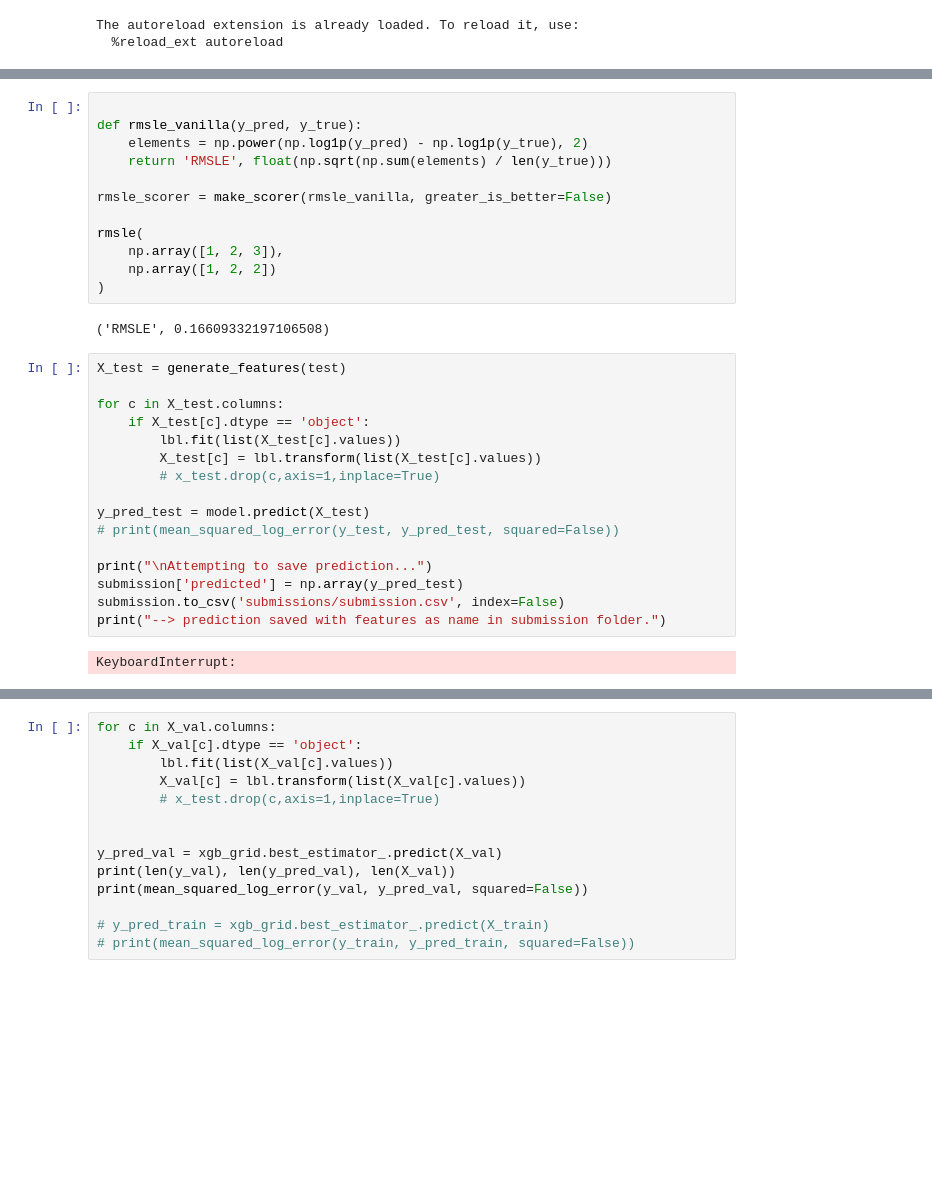
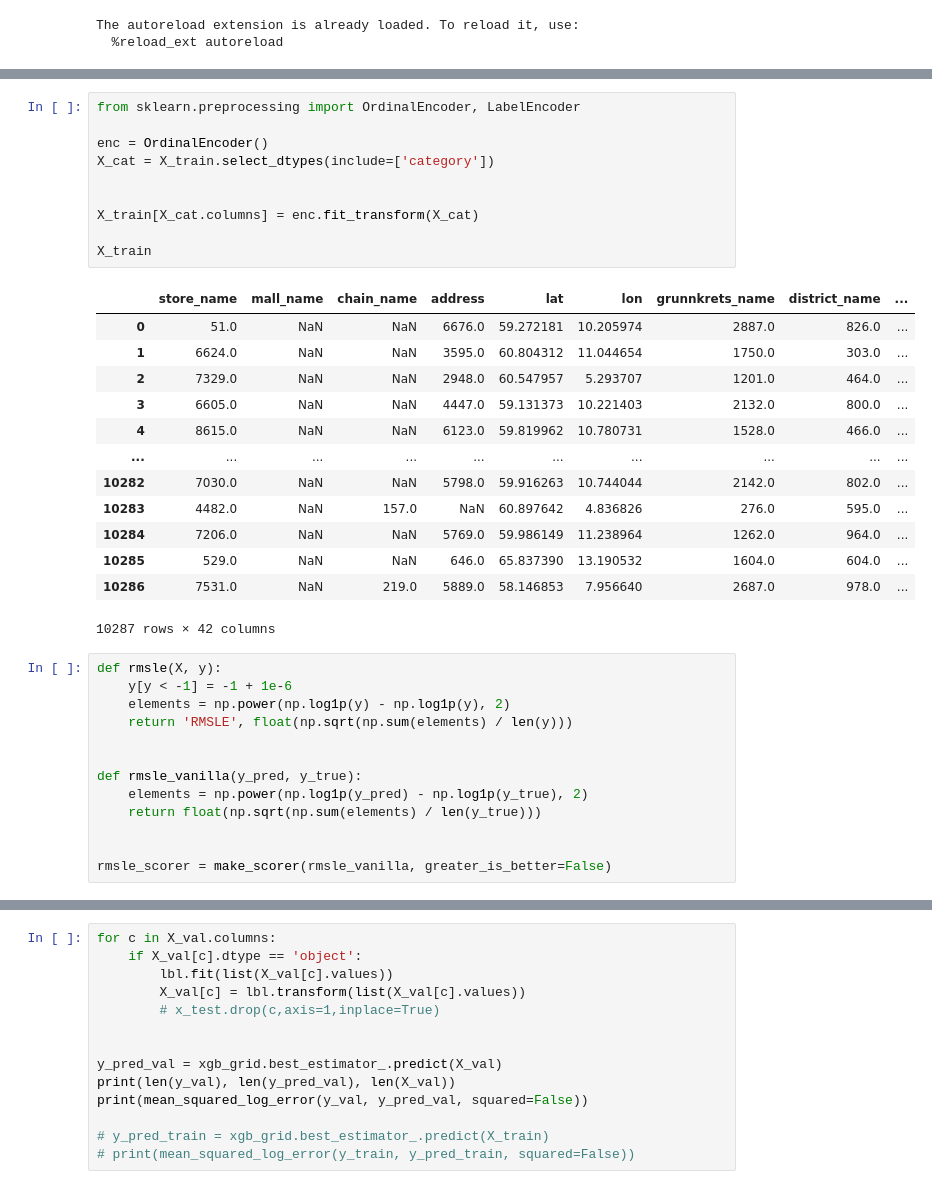
Before and after one commit to kasparpg/maskinprosjekt, a Jupyter notebook: k_fold_test.ipynb, the cells around one changed output, grey strips where cells are left out. Cells and saved outputs as stored; diff of their text form; blank space fills up the shorter version.

```diff
--- a/k_fold_test.ipynb
+++ b/k_fold_test.ipynb
@@ -277,32 +112,37 @@ Parameters: { "silent" } might not be used.
+# %%
+from sklearn.preprocessing import OrdinalEncoder, LabelEncoder
+
+enc = OrdinalEncoder()
+X_cat = X_train.select_dtypes(include=['category'])
+
+
+X_train[X_cat.columns] = enc.fit_transform(X_cat)
+
+X_train
+# %% [output]
+|  | store_name | mall_name | chain_name | address | lat | lon | grunnkrets_name | district_name | ... |
+| 0 | 51.0 | NaN | NaN | 6676.0 | 59.272181 | 10.205974 | 2887.0 | 826.0 | ... |
+| 1 | 6624.0 | NaN | NaN | 3595.0 | 60.804312 | 11.044654 | 1750.0 | 303.0 | ... |
+| 2 | 7329.0 | NaN | NaN | 2948.0 | 60.547957 | 5.293707 | 1201.0 | 464.0 | ... |
+| 3 | 6605.0 | NaN | NaN | 4447.0 | 59.131373 | 10.221403 | 2132.0 | 800.0 | ... |
+| 4 | 8615.0 | NaN | NaN | 6123.0 | 59.819962 | 10.780731 | 1528.0 | 466.0 | ... |
+| ... | ... | ... | ... | ... | ... | ... | ... | ... | ... |
+| 10282 | 7030.0 | NaN | NaN | 5798.0 | 59.916263 | 10.744044 | 2142.0 | 802.0 | ... |
+| 10283 | 4482.0 | NaN | 157.0 | NaN | 60.897642 | 4.836826 | 276.0 | 595.0 | ... |
+| 10284 | 7206.0 | NaN | NaN | 5769.0 | 59.986149 | 11.238964 | 1262.0 | 964.0 | ... |
+| 10285 | 529.0 | NaN | NaN | 646.0 | 65.837390 | 13.190532 | 1604.0 | 604.0 | ... |
+| 10286 | 7531.0 | NaN | 219.0 | 5889.0 | 58.146853 | 7.956640 | 2687.0 | 978.0 | ... |
+10287 rows × 42 columns
 # %%
+def rmsle(X, y):
+    y[y < -1] = -1 + 1e-6
+    elements = np.power(np.log1p(y) - np.log1p(y), 2)
+    return 'RMSLE', float(np.sqrt(np.sum(elements) / len(y)))
+
 
 def rmsle_vanilla(y_pred, y_true):
     elements = np.power(np.log1p(y_pred) - np.log1p(y_true), 2)
-    return 'RMSLE', float(np.sqrt(np.sum(elements) / len(y_true)))
+    return float(np.sqrt(np.sum(elements) / len(y_true)))
+
 
 rmsle_scorer = make_scorer(rmsle_vanilla, greater_is_better=False)
-
-rmsle(
-    np.array([1, 2, 3]),
-    np.array([1, 2, 2])
-)
-# %% [output]
-('RMSLE', 0.16609332197106508)
-# %%
-X_test = generate_features(test)
-
-for c in X_test.columns:
-    if X_test[c].dtype == 'object':
-        lbl.fit(list(X_test[c].values))
-        X_test[c] = lbl.transform(list(X_test[c].values))
-        # x_test.drop(c,axis=1,inplace=True)
-
-y_pred_test = model.predict(X_test)
-# print(mean_squared_log_error(y_test, y_pred_test, squared=False))
-
-print("\nAttempting to save prediction...")
-submission['predicted'] = np.array(y_pred_test)
-submission.to_csv('submissions/submission.csv', index=False)
-print("--> prediction saved with features as name in submission folder.")
-# %% [output]
-KeyboardInterrupt:
```
Also changed, not shown: parts of 12 cells of this notebook, 13 other files.
